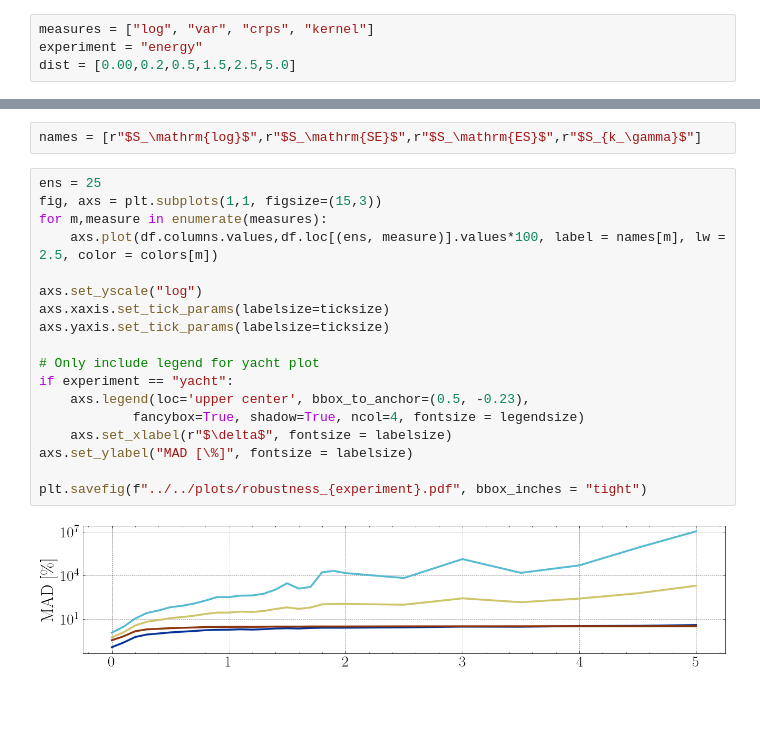
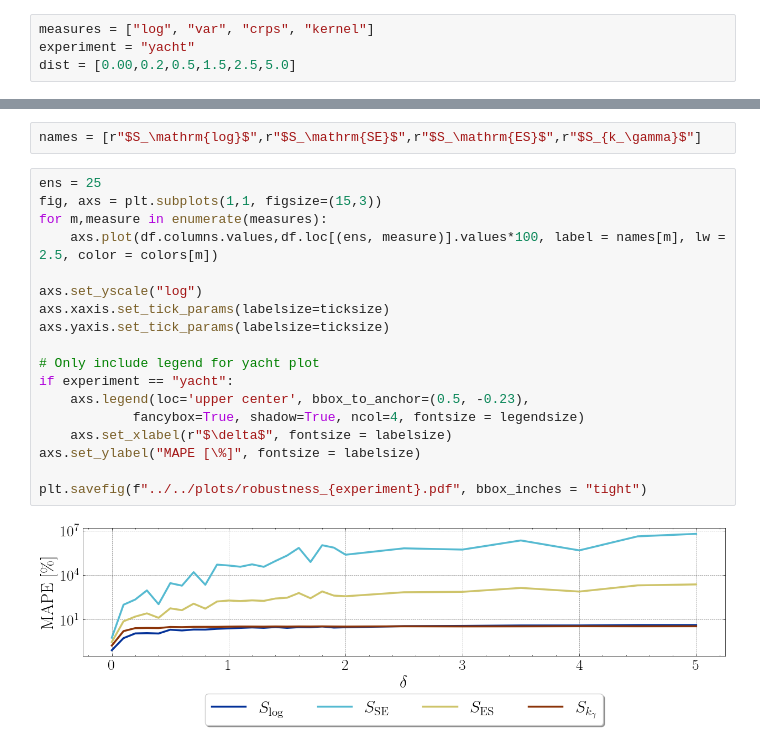
Before and after one commit to cbuelt/kernel_entropy_uq, a Jupyter notebook: experiments/robustness/evalute.ipynb, the cells around one changed output, grey strips where cells are left out. Cells and saved outputs as stored; diff of their text form; blank space fills up the shorter version.

Commit message:
Update experiments

```diff
--- a/experiments/robustness/evalute.ipynb
+++ b/experiments/robustness/evalute.ipynb
@@ -118,7 +10,7 @@ import numpy as np
 sys.path.append("../../")
 # %%
 measures = ["log", "var", "crps", "kernel"]
-experiment = "energy"
+experiment = "yacht"
 dist = [0.00,0.2,0.5,1.5,2.5,5.0]
 # %%
 df = pd.read_pickle(f"../../results/robustness/results/{experiment}_au.pkl")
@@ -166,20 +58,20 @@ names = [r"$S_\mathrm{log}$",r"$S_\mathrm{SE}$",r"$S_\mathrm{ES}$",r"$S_{k_\gamm
 # %%
 ens = 25
 fig, axs = plt.subplots(1,1, figsize=(15,3))
 for m,measure in enumerate(measures):
     axs.plot(df.columns.values,df.loc[(ens, measure)].values*100, label = names[m], lw = 2.5, color = colors[m])
 
 axs.set_yscale("log")
 axs.xaxis.set_tick_params(labelsize=ticksize)
 axs.yaxis.set_tick_params(labelsize=ticksize)
 
 # Only include legend for yacht plot
 if experiment == "yacht":
     axs.legend(loc='upper center', bbox_to_anchor=(0.5, -0.23),
             fancybox=True, shadow=True, ncol=4, fontsize = legendsize)
     axs.set_xlabel(r"$\delta$", fontsize = labelsize)
-axs.set_ylabel("MAD [\%]", fontsize = labelsize)
+axs.set_ylabel("MAPE [\%]", fontsize = labelsize)
 
 plt.savefig(f"../../plots/robustness_{experiment}.pdf", bbox_inches = "tight")
 # %% [output]
-[figure, old version]
+[figure, new version]
```
Also changed, not shown: parts of 14 cells of this notebook, 41 other files.
